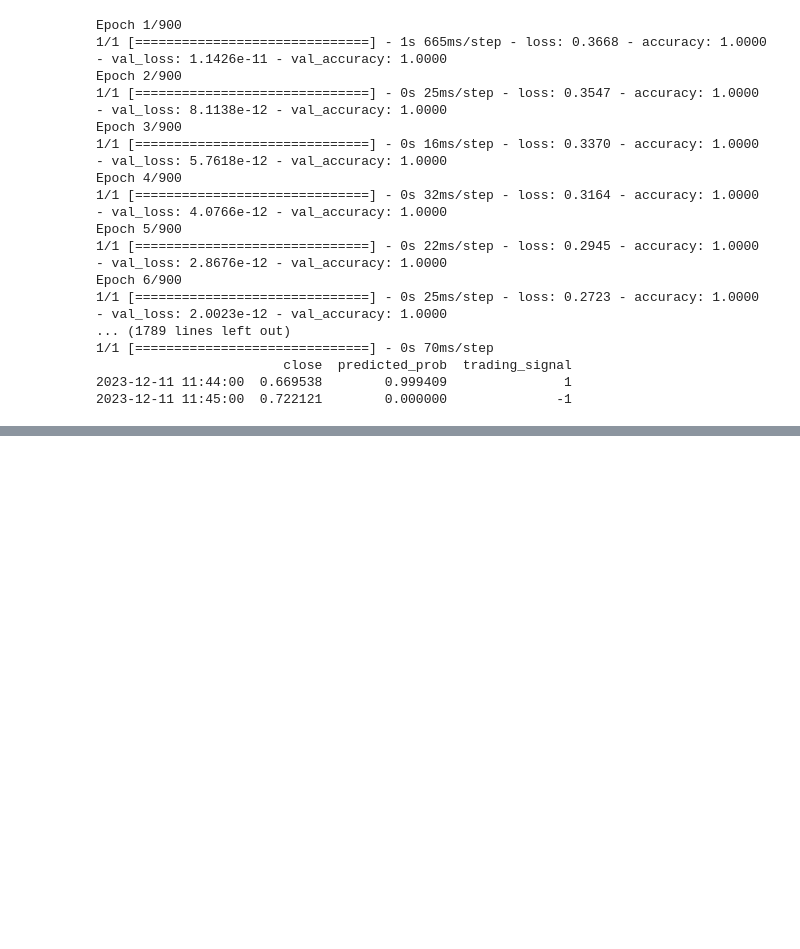
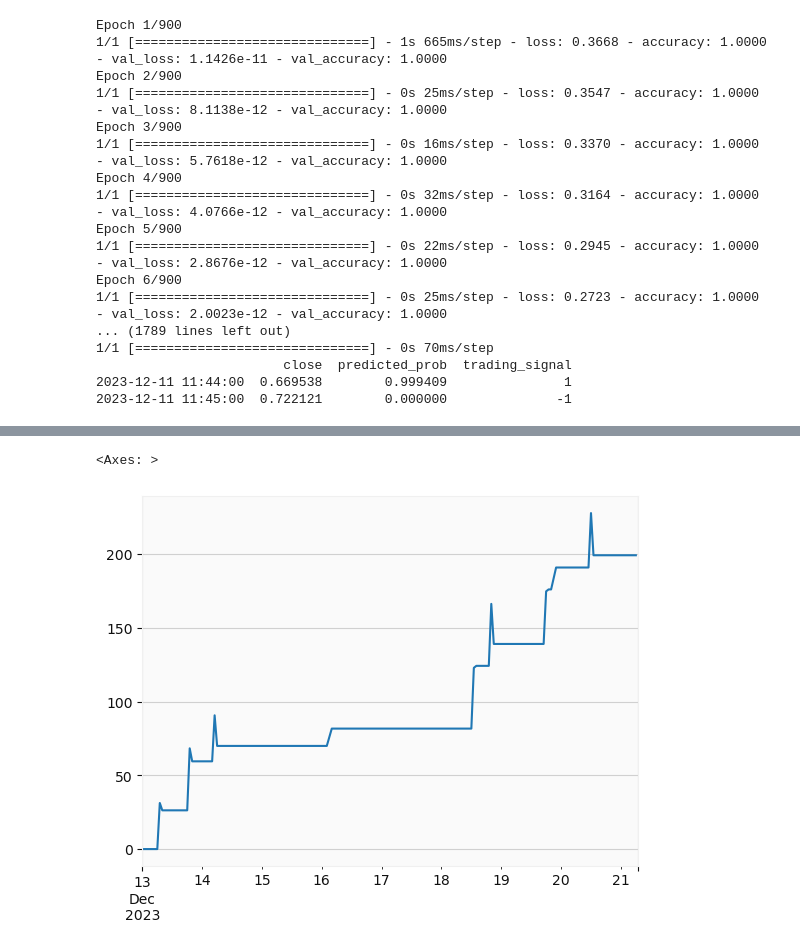
Before and after one commit to Frogleim/Trade-Bot, a Jupyter notebook: core/trade/Untitled Folder/Untitled1.ipynb, the cells around one changed output, grey strips where cells are left out. Saved outputs shown, nothing was run; the diff lists cells and outputs as text; code cells hidden in the pictures; blank space fills up the shorter version.

```diff
--- a/core/trade/Untitled Folder/Untitled1.ipynb
+++ b/core/trade/Untitled Folder/Untitled1.ipynb
@@ -230,0 +329,5 @@ Epoch 6/900
+# %%
+pd.Series(new_data.cumulative_pnl).plot()
+# %% [output]
+<Axes: >
+[figure, added]
```
Also changed, not shown: parts of 12 cells of this notebook, 12 other files.
